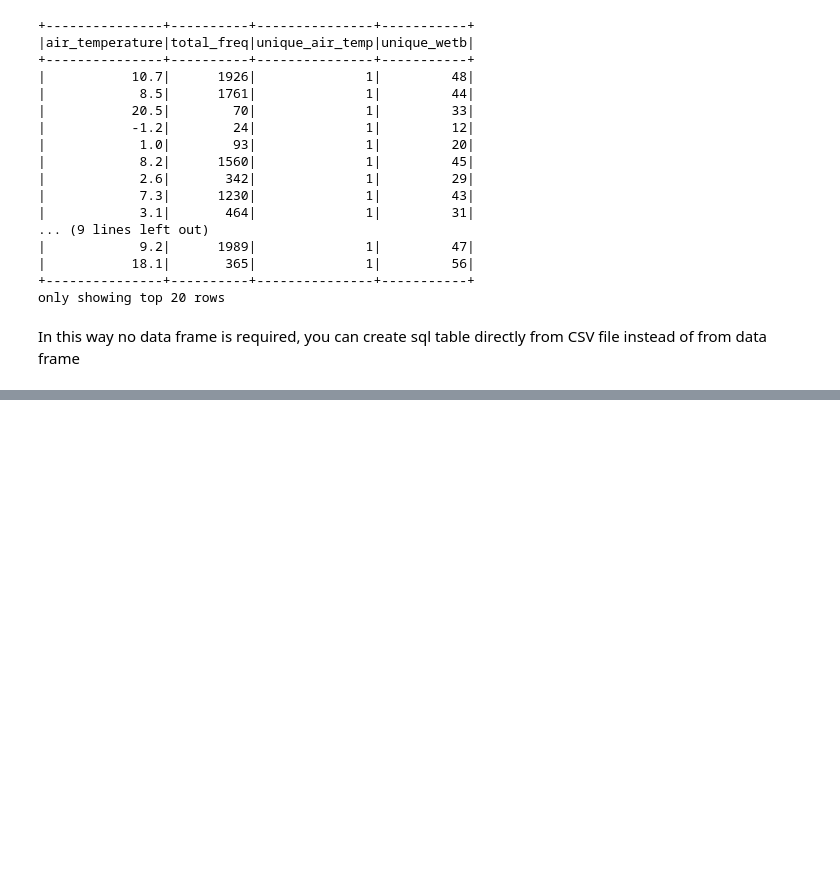
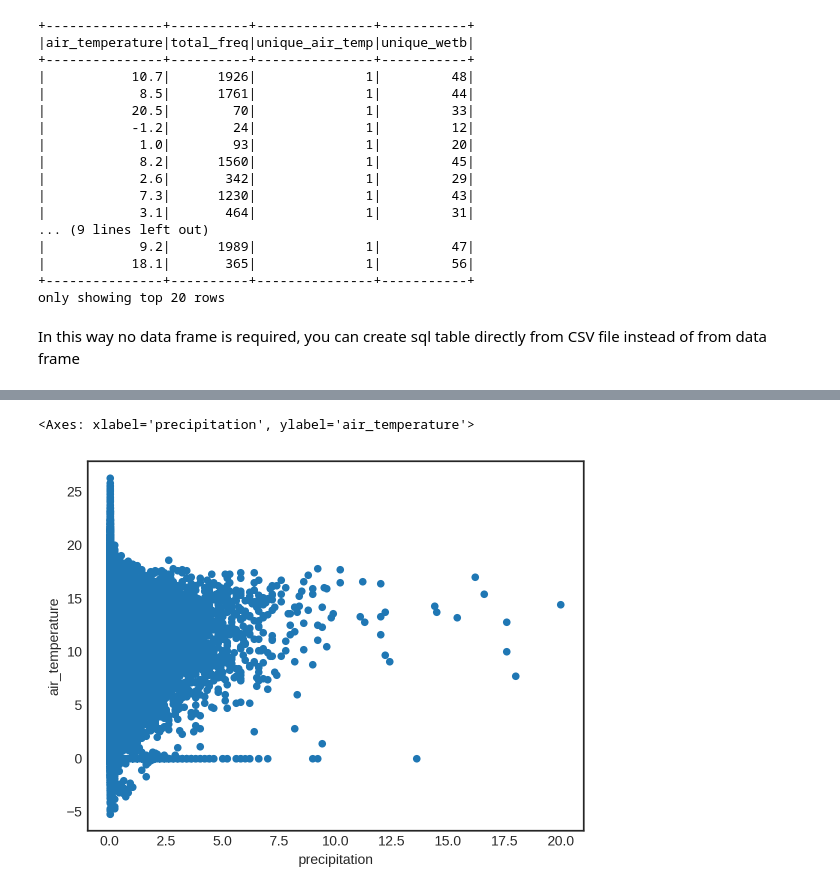
Before and after one commit to Xiru1024/BigDataExercise, a Jupyter notebook: exercise1.ipynb, the cells around one changed output, grey strips where cells are left out. Saved outputs shown, nothing was run; the diff lists cells and outputs as text; code cells hidden in the pictures; blank space fills up the shorter version.

```diff
--- a/exercise1.ipynb
+++ b/exercise1.ipynb
@@ -157,0 +161,10 @@ DataFrame[]
+# %%
+plt.style.use('seaborn-v0_8-white')
+dfpanda = df.toPandas()
+params = {'legend.fontsize': 'large', 'figure.figsize': (15, 9), 'axes.labelsize': 'x-large', 'axes.titlesize':'x-large', 'xtick.labelsize':'large', 'ytick.labelsize':'large'}
+dfpanda['precipitation'] = pd.to_numeric(dfpanda.precipitation,errors='coerce')
+dfpanda['air_temperature'] = pd.to_numeric(dfpanda.air_temperature,errors='coerce')
+dfpanda.plot(kind='scatter',x='precipitation',y='air_temperature')
+# %% [output]
+<Axes: xlabel='precipitation', ylabel='air_temperature'>
+[figure, added]
```
Also changed, not shown: parts of 1 cell of this notebook.
